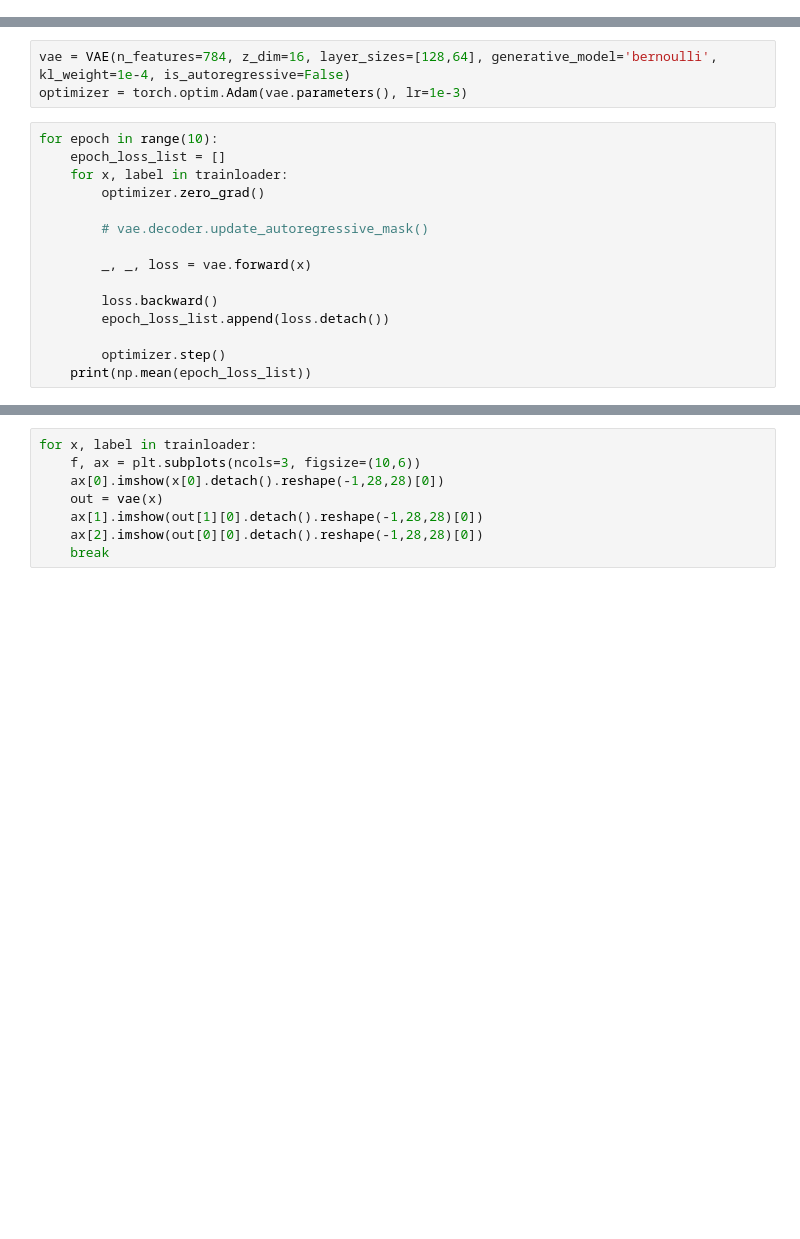
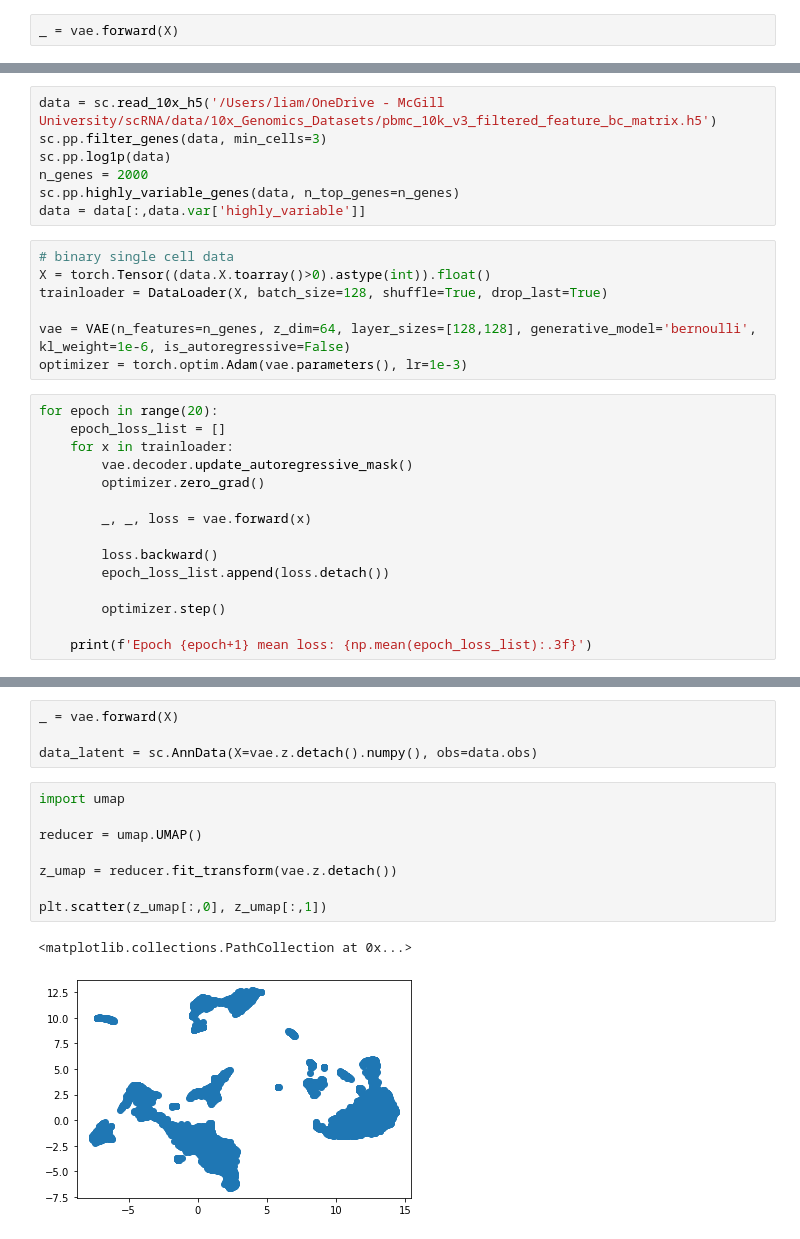
Before and after one commit to lhdgsn/VAE, a Jupyter notebook: train_VAE.ipynb, the cells around one changed output, grey strips where cells are left out. Saved outputs shown, nothing was run; the diff lists cells and outputs as text; blank space fills up the shorter version.

Commit message:
Tested on binary gene expression data.

```diff
--- a/train_VAE.ipynb
+++ b/train_VAE.ipynb
@@ -13,0 +65,2 @@ trainloader = DataLoader(dataset, batch_size=64, shuffle=True, drop_last=True)
+# %%
+_ = vae.forward(X)
@@ -14,13 +81,23 @@ trainloader = DataLoader(dataset, batch_size=64, shuffle=True, drop_last=True)
+# %%
+data = sc.read_10x_h5('/Users/liam/OneDrive - McGill University/scRNA/data/10x_Genomics_Datasets/pbmc_10k_v3_filtered_feature_bc_matrix.h5')
+sc.pp.filter_genes(data, min_cells=3)
+sc.pp.log1p(data)
+n_genes = 2000
+sc.pp.highly_variable_genes(data, n_top_genes=n_genes)
+data = data[:,data.var['highly_variable']]
 # %%
-vae = VAE(n_features=784, z_dim=16, layer_sizes=[128,64], generative_model='bernoulli', kl_weight=1e-4, is_autoregressive=False)
+# binary single cell data
+X = torch.Tensor((data.X.toarray()>0).astype(int)).float()
+trainloader = DataLoader(X, batch_size=128, shuffle=True, drop_last=True)
+
+vae = VAE(n_features=n_genes, z_dim=64, layer_sizes=[128,128], generative_model='bernoulli', kl_weight=1e-6, is_autoregressive=False)
 optimizer = torch.optim.Adam(vae.parameters(), lr=1e-3)
 # %%
-for epoch in range(10):
+for epoch in range(20):
     epoch_loss_list = []
-    for x, label in trainloader:
+    for x in trainloader:
+        vae.decoder.update_autoregressive_mask()
         optimizer.zero_grad()
-
-        # vae.decoder.update_autoregressive_mask()
 
         _, _, loss = vae.forward(x)
 
@@ -28,4 +105,5 @@ for epoch in range(10):
         epoch_loss_list.append(loss.detach())
 
         optimizer.step()
-    print(np.mean(epoch_loss_list))
+
+    print(f'Epoch {epoch+1} mean loss: {np.mean(epoch_loss_list):.3f}')
@@ -32,8 +131,15 @@ for epoch in range(10):
-# %%
-for x, label in trainloader:
-    f, ax = plt.subplots(ncols=3, figsize=(10,6))
-    ax[0].imshow(x[0].detach().reshape(-1,28,28)[0])
-    out = vae(x)
-    ax[1].imshow(out[1][0].detach().reshape(-1,28,28)[0])
-    ax[2].imshow(out[0][0].detach().reshape(-1,28,28)[0])
-    break
+# %%
+_ = vae.forward(X)
+
+data_latent = sc.AnnData(X=vae.z.detach().numpy(), obs=data.obs)
+# %%
+import umap
+
+reducer = umap.UMAP()
+
+z_umap = reducer.fit_transform(vae.z.detach())
+
+plt.scatter(z_umap[:,0], z_umap[:,1])
+# %% [output]
+<matplotlib.collections.PathCollection at 0x...>
+[figure, added]
```
Also changed, not shown: parts of 9 cells of this notebook, 1 other file.
